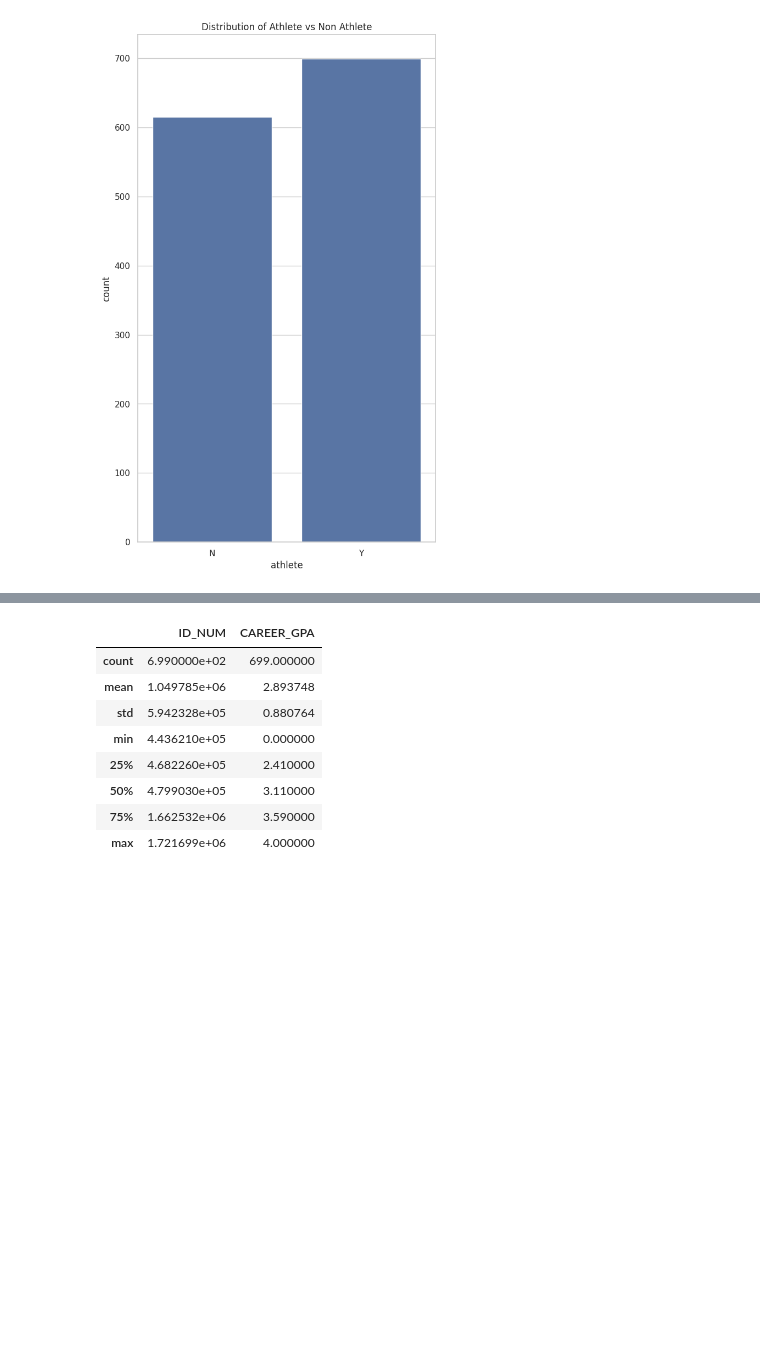
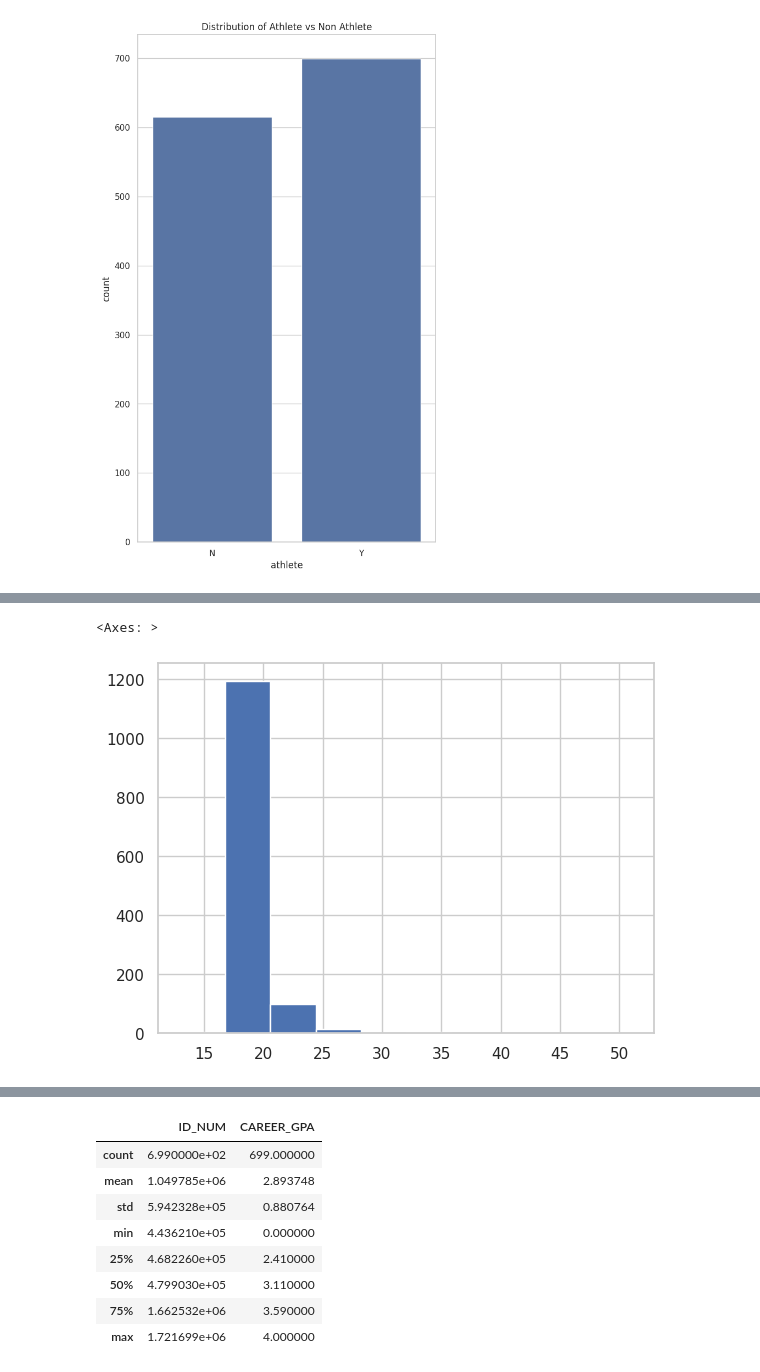
Before and after one commit to ayandahuate/Data-Science-Internship, a Jupyter notebook: EDA_Athletics.ipynb, the cells around one changed output, grey strips where cells are left out. Drawn from its saved outputs; the diff is of its cells as text; code cells hidden in the pictures; blank space fills up the shorter version.

```diff
--- a/EDA_Athletics.ipynb
+++ b/EDA_Athletics.ipynb
@@ -361,0 +373,5 @@ Name: COHORT, dtype: int64
+# %%
+df.AGE.hist()
+# %% [output]
+<Axes: >
+[figure, added]
```
Also changed, not shown: parts of 60 cells of this notebook.
